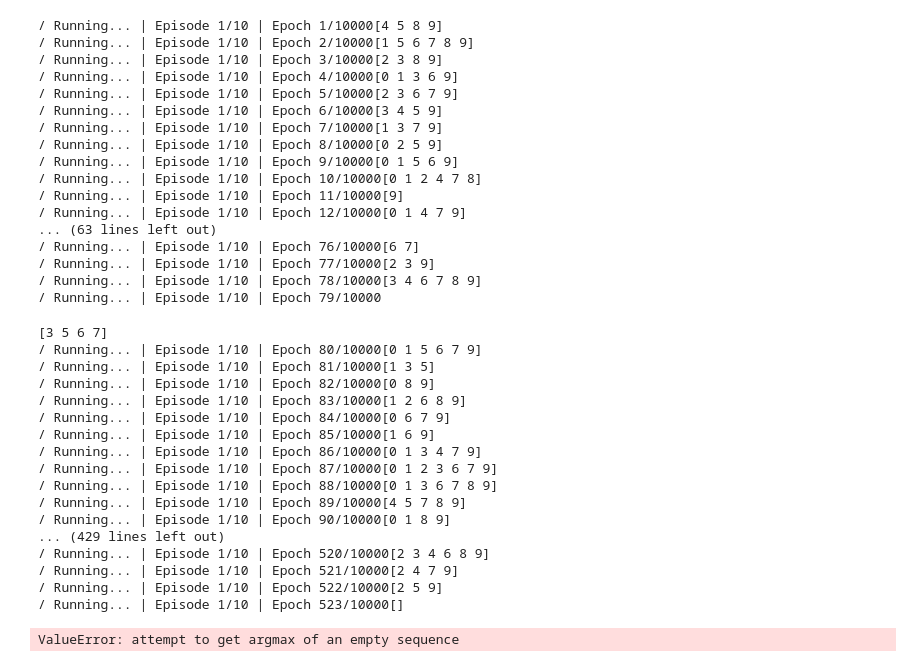
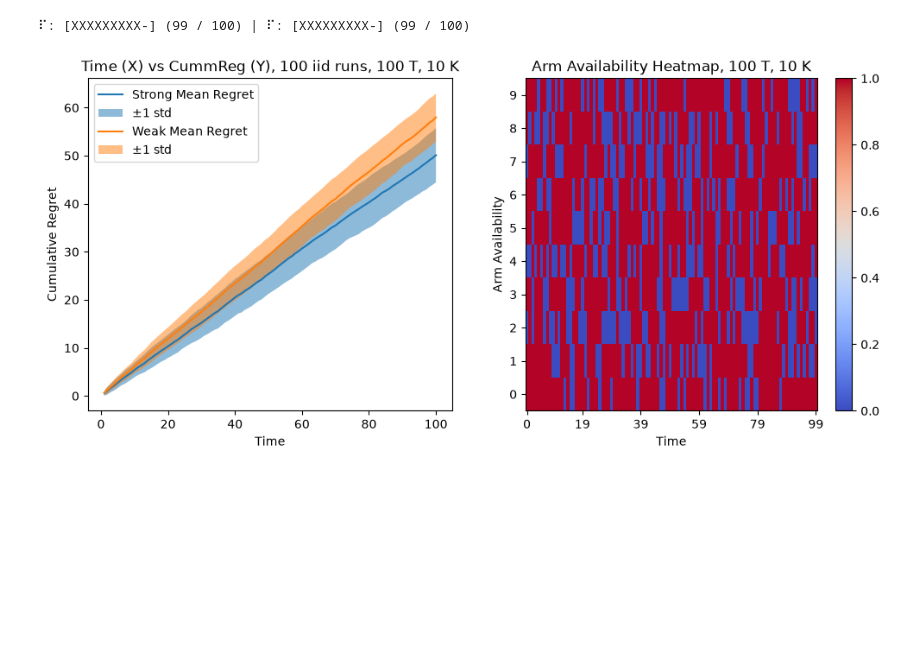
Before and after one commit to chrisbsoo/bandits, a Jupyter notebook: sesh/session2.ipynb, the cells around one changed output. Drawn from its saved outputs; the diff is of its cells as text; code cells hidden in the pictures; blank space fills up the shorter version.

Commit message:
finalised arm availability infra + visualisation for stochastic / ucb1

```diff
--- a/sesh/session2.ipynb
+++ b/sesh/session2.ipynb
@@ -1,55 +1,22 @@
 # %%
-from src.models.stochastic import bernoulli_model
+import src.models.stochastic as stc
 import numpy as np
 
 np.random.seed(123)
 
 K = 10
-T = 10000
+T = 100
 p = [0.4]*9 + [0.9]
-pa = [0.5]*10
+pa = [0.7]*10
 
-model = bernoulli_model(K, T)
+model = stc.bernoulli_model(K, T)
 model.gen_bern(p)
-model.genact_bern(p)
+model.genact_bern(pa)
 # %%
-from src.algos.UCB1 import simple_ucb1
+import src.algos.UCB1 as ucb1
 
-policy = simple_ucb1(model)
-policy.eval(n_runs=10, ind=1)
+policy = ucb1.simple_ucb1(model)
+policy.eval(n_runs=100, ind=2)
 # %% [output]
-/ Running... | Episode 1/10 | Epoch 1/10000[4 5 8 9]
-/ Running... | Episode 1/10 | Epoch 2/10000[1 5 6 7 8 9]
-/ Running... | Episode 1/10 | Epoch 3/10000[2 3 8 9]
-/ Running... | Episode 1/10 | Epoch 4/10000[0 1 3 6 9]
-/ Running... | Episode 1/10 | Epoch 5/10000[2 3 6 7 9]
-/ Running... | Episode 1/10 | Epoch 6/10000[3 4 5 9]
-/ Running... | Episode 1/10 | Epoch 7/10000[1 3 7 9]
-/ Running... | Episode 1/10 | Epoch 8/10000[0 2 5 9]
-/ Running... | Episode 1/10 | Epoch 9/10000[0 1 5 6 9]
-/ Running... | Episode 1/10 | Epoch 10/10000[0 1 2 4 7 8]
-/ Running... | Episode 1/10 | Epoch 11/10000[9]
-/ Running... | Episode 1/10 | Epoch 12/10000[0 1 4 7 9]
-... (63 lines left out)
-/ Running... | Episode 1/10 | Epoch 76/10000[6 7]
-/ Running... | Episode 1/10 | Epoch 77/10000[2 3 9]
-/ Running... | Episode 1/10 | Epoch 78/10000[3 4 6 7 8 9]
-/ Running... | Episode 1/10 | Epoch 79/10000
+⠏: [XXXXXXXXX-] (99 / 100) | ⠏: [XXXXXXXXX-] (99 / 100)
-[3 5 6 7]
-/ Running... | Episode 1/10 | Epoch 80/10000[0 1 5 6 7 9]
-/ Running... | Episode 1/10 | Epoch 81/10000[1 3 5]
-/ Running... | Episode 1/10 | Epoch 82/10000[0 8 9]
-/ Running... | Episode 1/10 | Epoch 83/10000[1 2 6 8 9]
-/ Running... | Episode 1/10 | Epoch 84/10000[0 6 7 9]
-/ Running... | Episode 1/10 | Epoch 85/10000[1 6 9]
-/ Running... | Episode 1/10 | Epoch 86/10000[0 1 3 4 7 9]
-/ Running... | Episode 1/10 | Epoch 87/10000[0 1 2 3 6 7 9]
-/ Running... | Episode 1/10 | Epoch 88/10000[0 1 3 6 7 8 9]
-/ Running... | Episode 1/10 | Epoch 89/10000[4 5 7 8 9]
-/ Running... | Episode 1/10 | Epoch 90/10000[0 1 8 9]
-... (429 lines left out)
-/ Running... | Episode 1/10 | Epoch 520/10000[2 3 4 6 8 9]
-/ Running... | Episode 1/10 | Epoch 521/10000[2 4 7 9]
-/ Running... | Episode 1/10 | Epoch 522/10000[2 5 9]
-/ Running... | Episode 1/10 | Epoch 523/10000[]
-ValueError: attempt to get argmax of an empty sequence
+[figure, added]
```
Also changed, not shown: 3 other files.
